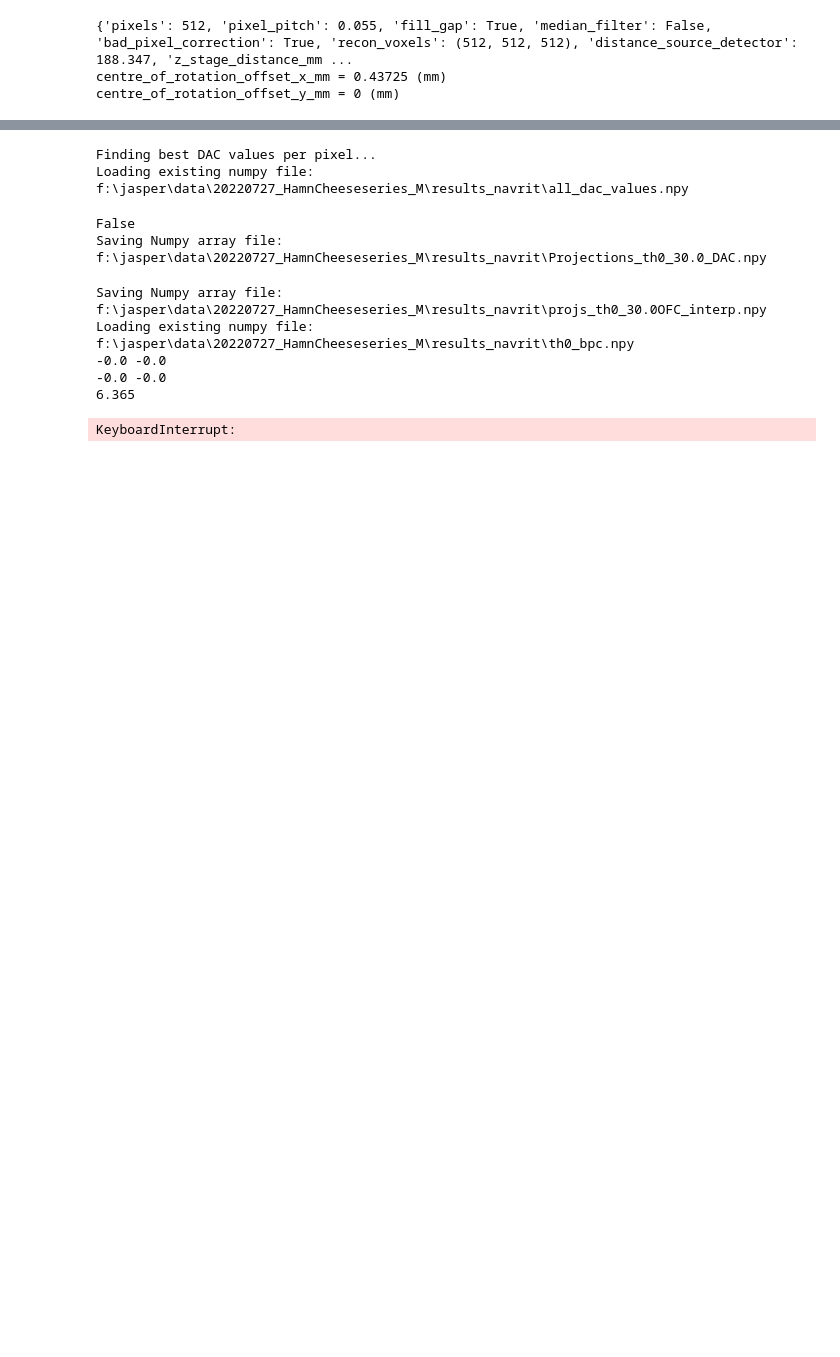
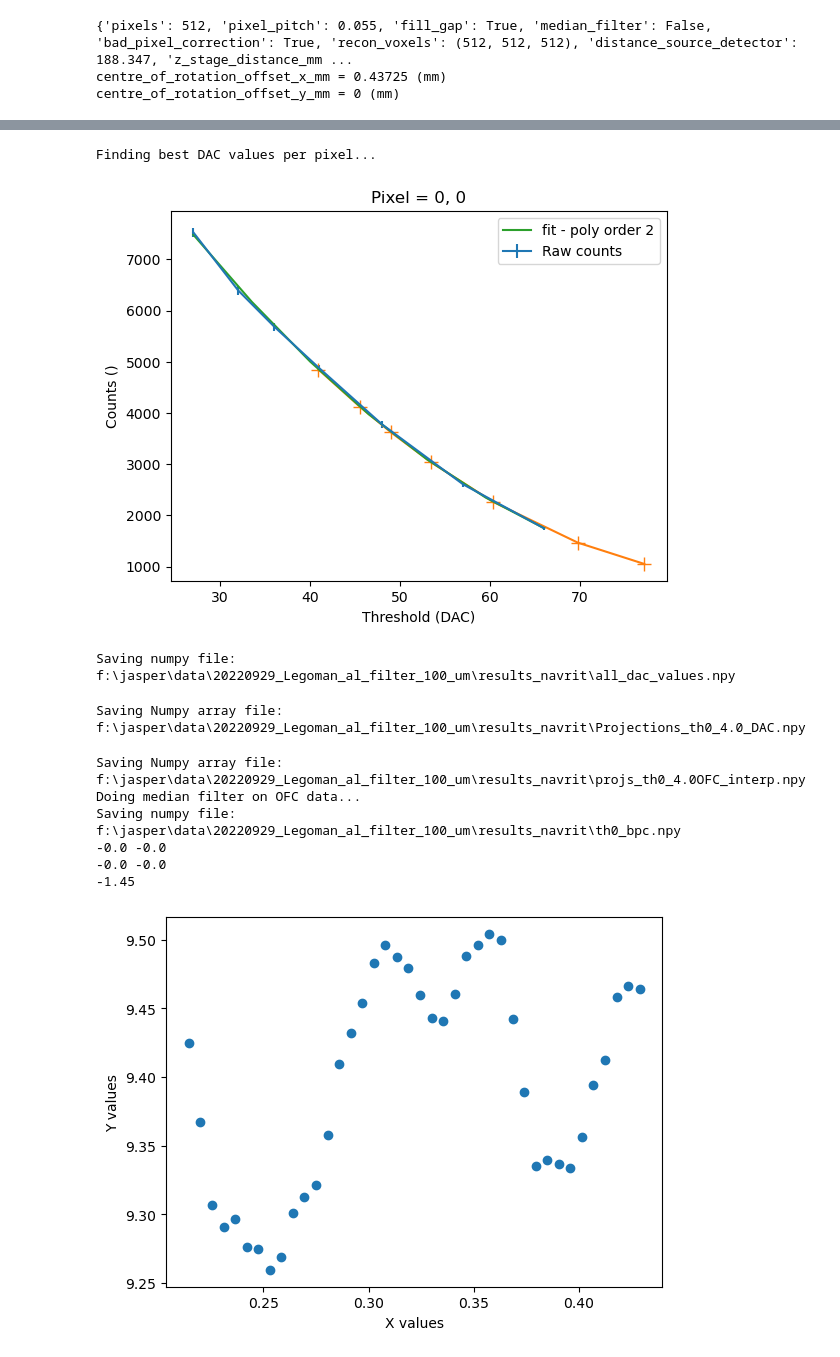
Before and after one commit to navrit/TIGRE, a Jupyter notebook: Python/demos/recon.ipynb, the cells around one changed output, grey strips where cells are left out. Drawn from its saved outputs; the diff is of its cells as text; code cells hidden in the pictures; blank space fills up the shorter version.

```diff
--- a/Python/demos/recon.ipynb
+++ b/Python/demos/recon.ipynb
@@ -183,7 +186,7 @@ print('Finding best DAC values per pixel...')
 
 # E.g. shape = (21, 512, 512)
 corrected_DAC_values_from_open_images = s.save_and_or_load_npy_files(
-        results_folder, f'all_dac_values.npy', lambda: s.generate_correct_dac_values(gReconParams, open_mean_th0_all_dacs, th0_dacs_list, plot=True, poly_order=2, open_img_path=results_folder))
+        results_folder, f'all_dac_values.npy', lambda: s.generate_correct_dac_values(gReconParams, open_mean_th0_all_dacs, th0_dacs_list, (0,1,2,3), plot=True, poly_order=2, open_img_path=results_folder))
 
 for dac in trange(0, spectral_projs_th0.shape[0]):
     '''
@@ -248,39 +251,40 @@ for dac in trange(0, spectral_projs_th0.shape[0]):
     else:
         stage_offset = centre_of_rotation_offset_x_mm
     centre_of_rotation_offset_x_mm = s.find_optimal_offset(gReconParams, ofc_bpc, angles, detector_x_offsets, detector_y_offsets, stage_offset=stage_offset, search_range=20)
     print(dac, centre_of_rotation_offset_x_mm)
     print('Doing recon finally!')
     img_th0, geo = s.recon_scan(gReconParams, ofc_bpc, angles, detector_x_offsets,
                          detector_y_offsets, centre_of_rotation_offset_x_mm, centre_of_rotation_offset_y_mm, True)
 
     ni_img = s.make_Nifti1Image(img_th0, geo.dVoxel)
     s.save_array(results_folder, 'Recon_th0_'+str(th0_list[dac])+'OFC_BPC.nii', ni_img)
 
     # ofc =-np.log(spectral_projs_th0[th,:,:,:]/mean)
     # img_th0, geo = s.recon_scan(gReconParams, ofc, angles, detector_x_offsets,
     #                      detector_y_offsets, centre_of_rotation_offset_x_mm, centre_of_rotation_offset_y_mm, True)
     # ni_img = s.make_Nifti1Image(img_th0, geo.dVoxel)
     # s.save_array(results_folder, 'Recon_th0_'+str(th0_list[th])+'OFC_only.nii', ni_img)
 
     ofc_bpc_mf = s.median_filter_projection_set(ofc_bpc, 3)
     img_th0, geo = s.recon_scan(gReconParams, ofc_bpc_mf, angles, detector_x_offsets,
                          detector_y_offsets, centre_of_rotation_offset_x_mm, centre_of_rotation_offset_y_mm, True)
     ni_img = s.make_Nifti1Image(img_th0, geo.dVoxel)
     s.save_array(results_folder, 'Recon_th0_'+str(th0_list[dac])+'OFC_BPC_MF3.nii', ni_img)
 
     # ofc_bpc_mf = s.median_filter_projection_set(ofc_bpc, 5)
     # img_th0, geo = s.recon_scan(gReconParams, ofc_bpc_mf, angles, detector_x_offsets,
     #                      detector_y_offsets, centre_of_rotation_offset_x_mm, centre_of_rotation_offset_y_mm, True)
     # ni_img = s.make_Nifti1Image(img_th0, geo.dVoxel)
     # s.save_array(results_folder, 'Recon_th0_'+str(th0_list[th])+'OFC_BPC_MF5.nii', ni_img)
 # %% [output]
 Finding best DAC values per pixel...
-Loading existing numpy file: f:\jasper\data\20220727_HamnCheeseseries_M\results_navrit\all_dac_values.npy
+[figure, added]
-False
-Saving Numpy array file: f:\jasper\data\20220727_HamnCheeseseries_M\results_navrit\Projections_th0_30.0_DAC.npy
+Saving numpy file: f:\jasper\data\20220929_Legoman_al_filter_100_um\results_navrit\all_dac_values.npy
-Saving Numpy array file: f:\jasper\data\20220727_HamnCheeseseries_M\results_navrit\projs_th0_30.0OFC_interp.npy
-Loading existing numpy file: f:\jasper\data\20220727_HamnCheeseseries_M\results_navrit\th0_bpc.npy
--0.0 -0.0
--0.0 -0.0
-6.365
+Saving Numpy array file: f:\jasper\data\20220929_Legoman_al_filter_100_um\results_navrit\Projections_th0_4.0_DAC.npy
-KeyboardInterrupt:
+Saving Numpy array file: f:\jasper\data\20220929_Legoman_al_filter_100_um\results_navrit\projs_th0_4.0OFC_interp.npy
+Doing median filter on OFC data...
+Saving numpy file: f:\jasper\data\20220929_Legoman_al_filter_100_um\results_navrit\th0_bpc.npy
+-0.0 -0.0
+-0.0 -0.0
+-1.45
+[figure, added]
```
Also changed, not shown: parts of 4 cells of this notebook, 1 other file.
